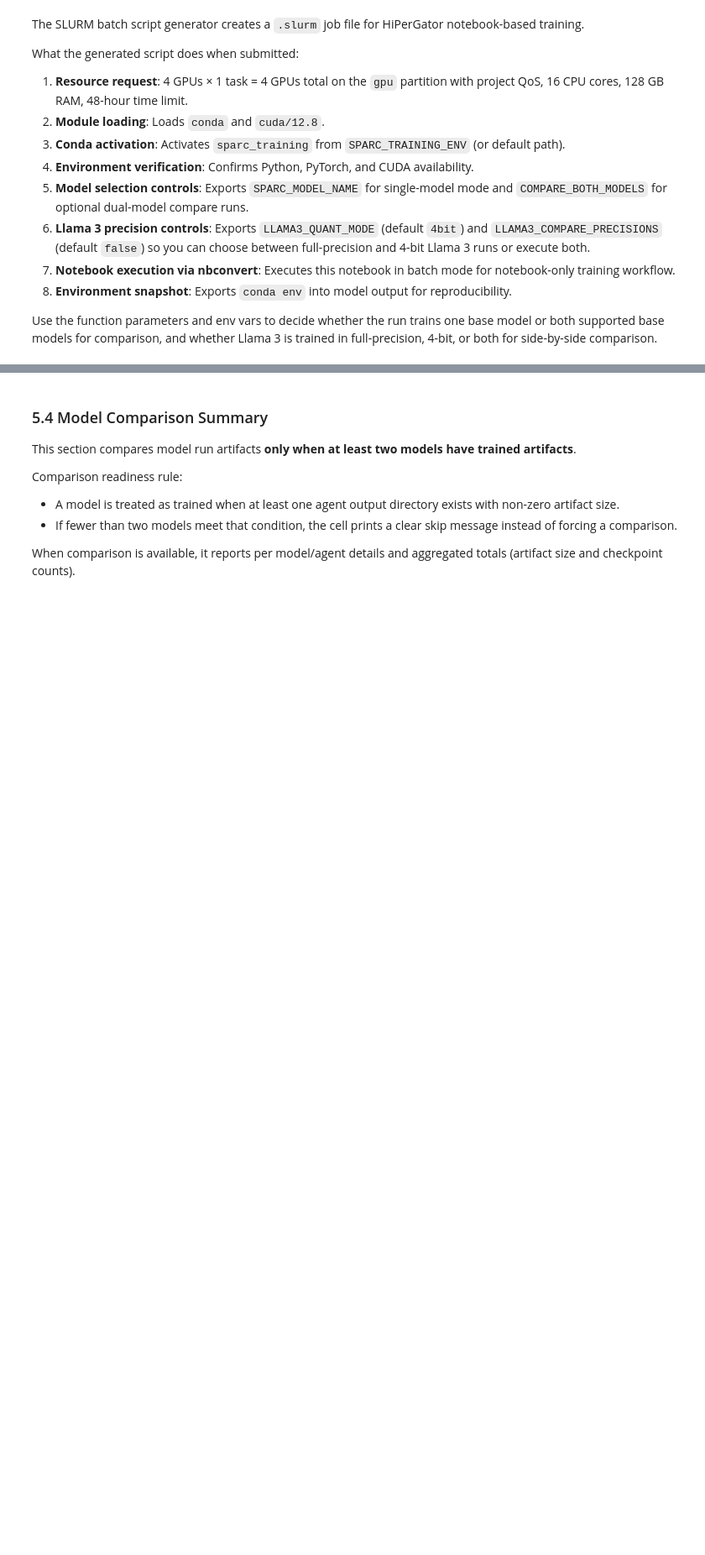
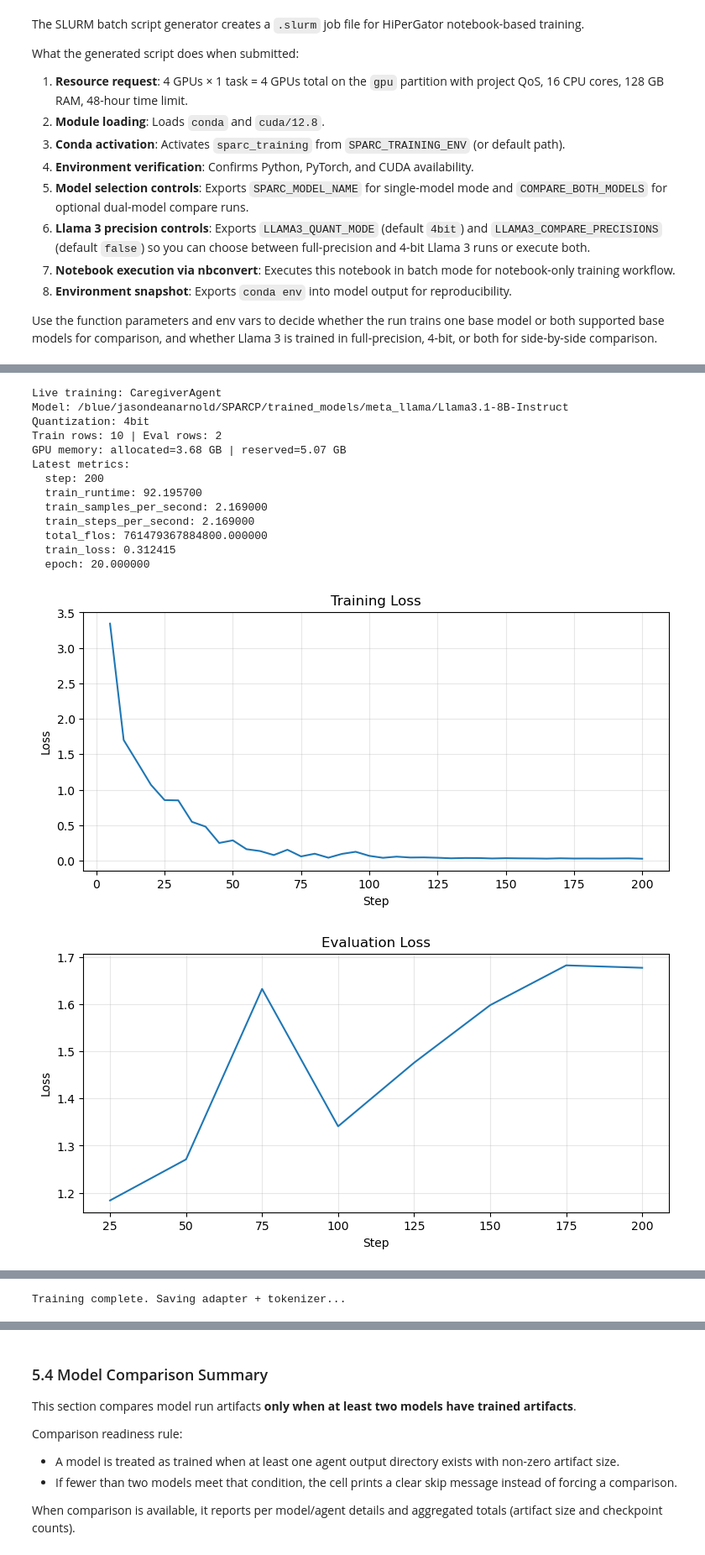
Before and after one commit to UF-College-of-Education/SPARCP-Hipergator-Notebooks, a Jupyter notebook: v2/H1b_Model_Fine_Tuning_PyTorch_local_meta_default.ipynb, the cells around one changed output, grey strips where cells are left out. Shown at 84% size. Cells and saved outputs as stored; diff of their text form; code cells hidden in the pictures; blank space fills up the shorter version.

Commit message:
4bit training completed

```diff
--- a/v2/H1b_Model_Fine_Tuning_PyTorch_local_meta_default.ipynb
+++ b/v2/H1b_Model_Fine_Tuning_PyTorch_local_meta_default.ipynb
@@ -1559,0 +1559,13 @@ Submit with: sbatch train_caregiver.slurm
+# %%
+from pathlib import Path
+import json
+
+p = Path("/blue/jasondeanarnold/SPARCP/trained_models/meta_llama/Llama3.1-8B-Instruct")
+print("config:", (p / "config.json").exists())
+print("tokenizer_config:", (p / "tokenizer_config.json").exists())
+print("generation_config:", (p / "generation_config.json").exists())
+print("safetensors:", len(list(p.glob("*.safetensors"))))
+
+if (p / "config.json").exists():
+    data = json.loads((p / "config.json").read_text())
+    print("model_type:", data.get("model_type"))
@@ -1585,17 +1641,19 @@ from trl import SFTTrainer, SFTConfig
 # =========================
 LIVE_AGENT = "CaregiverAgent"          # CaregiverAgent | C-LEAR_CoachAgent | SupervisorAgent
 LIVE_QUANT_MODE = "4bit"               # "4bit" recommended for OnDemand, or "full"
-LIVE_EPOCHS = 3
-LIVE_MAX_STEPS = None                  # None = epoch-based run; set an int like 300 to hard-cap steps
-LIVE_EVAL_FRACTION = 0.10              # 10% eval split
+LIVE_EPOCHS = 20
+LIVE_MAX_STEPS = 200                  # None = epoch-based run; set an int like 300 to hard-cap steps
+LIVE_EVAL_FRACTION = 0.2              # 10% eval split
 LIVE_LOGGING_STEPS = 5
 LIVE_EVAL_STEPS = 25
 LIVE_SAVE_STEPS = 50
 LIVE_SEED = 42
+LIVE_BATCH_SIZE = 1
+LIVE_GRAD_ACCUM = 1
 
 # If your local checkpoint is incomplete/broken, this cell will auto-fallback to HF model ID.
 # You can also force a specific model by setting this manually.
-LIVE_MODEL_ID = os.environ.get("LIVE_MODEL_ID", MODEL_NAME)
+LIVE_MODEL_ID = "/blue/jasondeanarnold/SPARCP/trained_models/meta_llama/Llama3.1-8B-Instruct"
 
 # Optional: make output folder more explicit
 LIVE_OUTPUT_DIR = os.path.join(OUTPUT_DIR, "live_jupyter_runs", LIVE_AGENT, LIVE_QUANT_MODE)
@@ -1892,8 +1950,8 @@ lora_config = LoraConfig(
 sft_kwargs = dict(
     output_dir=LIVE_OUTPUT_DIR,
     num_train_epochs=LIVE_EPOCHS,
-    per_device_train_batch_size=TRAINING_ARGS["per_device_train_batch_size"],
-    gradient_accumulation_steps=TRAINING_ARGS["gradient_accumulation_steps"],
+    per_device_train_batch_size=LIVE_BATCH_SIZE,
+    gradient_accumulation_steps=LIVE_GRAD_ACCUM,
     learning_rate=TRAINING_ARGS["learning_rate"],
     logging_steps=LIVE_LOGGING_STEPS,
     save_steps=LIVE_SAVE_STEPS,
@@ -1933,33 +1991,52 @@ trainer = SFTTrainer(
     preprocess_logits_for_metrics=preprocess_logits_for_metrics,
     callbacks=[live_plot_callback],
 )
 
 print("Trainer initialized. Starting live training...")
 
 train_result = trainer.train()
 
 print("Training complete. Saving adapter + tokenizer...")
 trainer.save_model(LIVE_OUTPUT_DIR)
 tokenizer.save_pretrained(LIVE_OUTPUT_DIR)
 
-final_metrics = trainer.evaluate()
+# Do NOT call trainer.evaluate() again in notebook mode.
+# We already have eval metrics from the training loop.
+eval_entries = [x for x in trainer.state.log_history if "eval_loss" in x]
+final_metrics = eval_entries[-1] if eval_entries else {}
+
 if "eval_loss" in final_metrics:
     try:
         final_metrics["eval_perplexity"] = math.exp(final_metrics["eval_loss"]) if final_metrics["eval_loss"] < 20 else float("inf")
     except OverflowError:
         final_metrics["eval_perplexity"] = float("inf")
 
-print("Final metrics:")
+print("Final metrics from training loop:")
 for k, v in final_metrics.items():
     if isinstance(v, float):
         print(f"  {k}: {v:.6f}")
     else:
         print(f"  {k}: {v}")
 
-# Save log history for later inspection
 history_path = os.path.join(LIVE_OUTPUT_DIR, "trainer_log_history.json")
 with open(history_path, "w", encoding="utf-8") as f:
     json.dump(trainer.state.log_history, f, indent=2)
 
 print(f"Saved artifacts to: {LIVE_OUTPUT_DIR}")
 print(f"Saved log history to: {history_path}")
+# %% [output]
+Live training: CaregiverAgent
+Model: /blue/jasondeanarnold/SPARCP/trained_models/meta_llama/Llama3.1-8B-Instruct
+Quantization: 4bit
+Train rows: 10 | Eval rows: 2
+GPU memory: allocated=3.68 GB | reserved=5.07 GB
+Latest metrics:
+  step: 200
+  train_runtime: 92.195700
+  train_samples_per_second: 2.169000
+  train_steps_per_second: 2.169000
+  total_flos: 761479367884800.000000
+  train_loss: 0.312415
+  epoch: 20.000000
+[figure, added]
+[figure, added]
@@ -1965,0 +2045 @@ print(f"Saved log history to: {history_path}")
+Training complete. Saving adapter + tokenizer...
```
Also changed, not shown: parts of 8 cells of this notebook.
